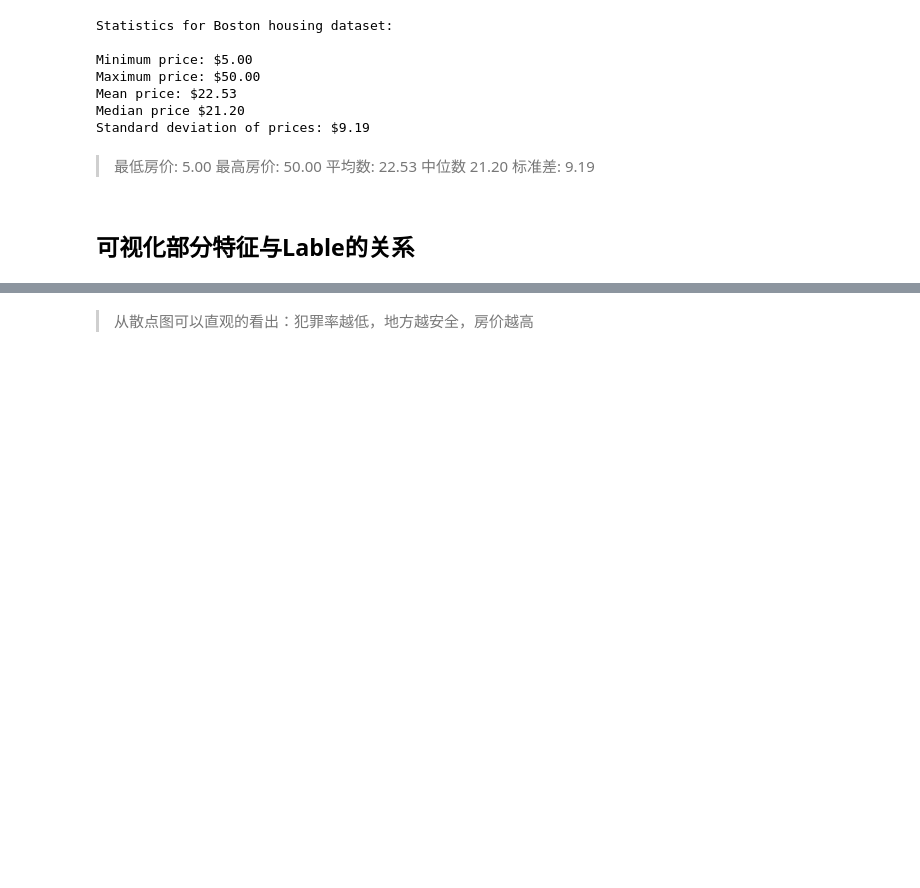
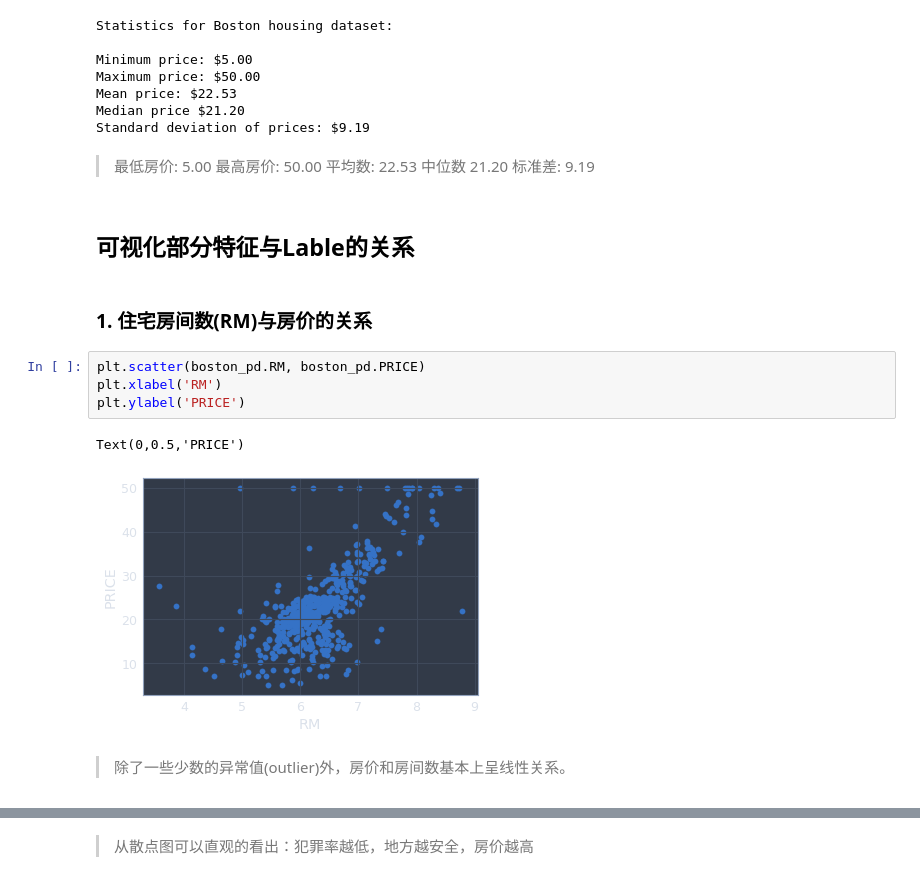
Before and after one commit to zhaoxuyan/Jupyter-Notebook-Projects, a Jupyter notebook: sklearn/boston_house_price.ipynb, the cells around one changed output, grey strips where cells are left out. Saved outputs shown, nothing was run; the diff lists cells and outputs as text; blank space fills up the shorter version.

```diff
--- a/sklearn/boston_house_price.ipynb
+++ b/sklearn/boston_house_price.ipynb
@@ -118,3 +116,14 @@ Standard deviation of prices: $9.19
 标准差: 9.19
 # %% [markdown]
 ## 可视化部分特征与Lable的关系
+# %% [markdown]
+### 1. 住宅房间数(RM)与房价的关系
+# %%
+plt.scatter(boston_pd.RM, boston_pd.PRICE)
+plt.xlabel('RM')
+plt.ylabel('PRICE')
+# %% [output]
+Text(0,0.5,'PRICE')
+[figure, added]
+# %% [markdown]
+> 除了一些少数的异常值(outlier)外，房价和房间数基本上呈线性关系。
```
Also changed, not shown: parts of 27 cells of this notebook, 2 other files.
